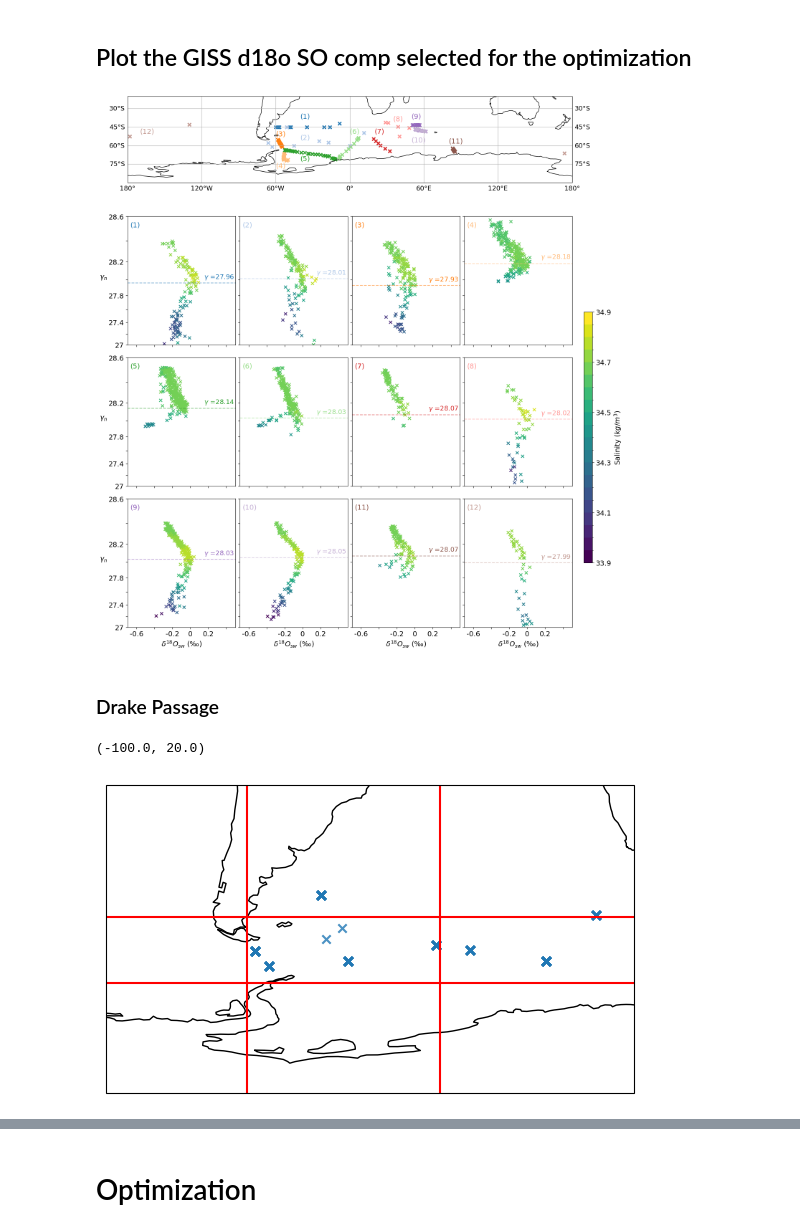
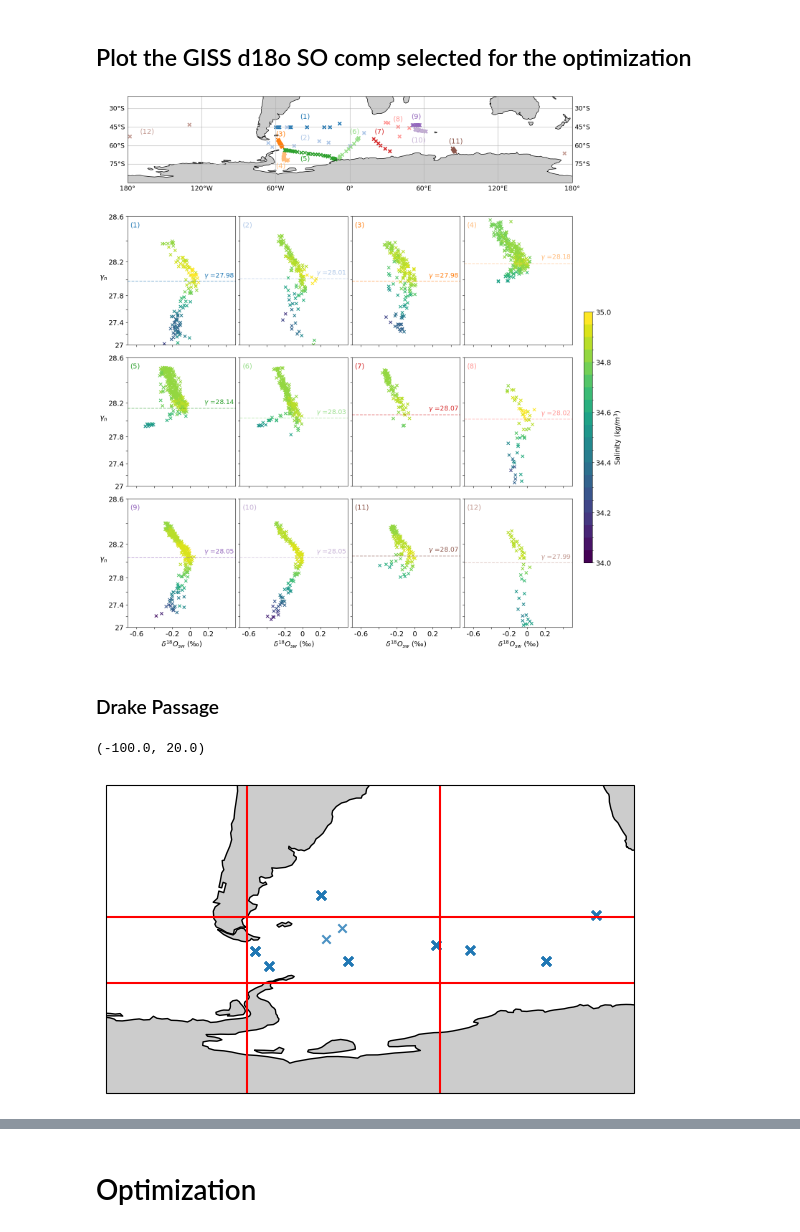
Before and after one commit to brumillet/d18o-southern-ocean, a Jupyter notebook: notebooks/optimization_fractions.ipynb, the cells around one changed output, grey strips where cells are left out. Saved outputs shown, nothing was run; the diff lists cells and outputs as text; code cells hidden in the pictures.

```diff
--- a/notebooks/optimization_fractions.ipynb
+++ b/notebooks/optimization_fractions.ipynb
@@ -112,18 +116,19 @@ fig = plt.figure(figsize = (16, 20)); gs = fig.add_gridspec(4, 4, wspace = 0.04,
 
 ax = fig.add_subplot(gs[0, :], projection=ccrs.PlateCarree())
 ax.coastlines(resolution='110m'); gl = ax.gridlines(draw_labels = {'bottom': 'x', 'right': 'y', 'left': 'y'}, ylocs = [-90 + 15 * i for i in range(5)])
+ax.add_feature(cfeature.LAND, facecolor="0.8", edgecolor="none", zorder=0)
 gl.xlabel_style = {'size': font - 1}; gl.ylabel_style = {'size': font - 1}; ax.set_ylim(-90, -20); ax.set_xlim(-180, 180); couleurs = plt.cm.tab20(range(12))
 for i in range(12):
     ax.scatter(dfs2[i]['Longitude'], dfs2[i]['Latitude'], color = couleurs[i], marker = 'x')
     ax.text(uf.coords_dataset[i][0], uf.coords_dataset[i][1], '(' + str(i+1) + ')', fontsize = font, color = couleurs[i])
 
 
-norm_S = uf.get_BoundNorm(33.9, 34.9, nbins = 20)
+norm_S = uf.get_BoundNorm(34, 35, nbins = 20)
 for i in range(12):
     i_row, i_col = i//4 + 1, i%4; xlabels, ylabels = uf.get_xylabels(3, 4, i)
 
     ax = fig.add_subplot(gs[i_row, i_col])
-    sc = ax.scatter(dfs2[i]['d18O'], dfs2[i]['gamma_n'], marker = 'x', c = dfs2[i]['Salinity'], norm = norm_S)
+    sc = ax.scatter(dfs2[i]['d18O'], dfs2[i]['gamma_n'], marker = 'x', c = dfs2[i]['absolute_salinity'], norm = norm_S)
 
     ax.axhline(y = uf.l_neut_dens[i], ls = '--', color = couleurs[i], alpha = 0.5); ax.text(0.15, uf.l_neut_dens[i] + 0.05, '$\gamma$ =' + str(uf.l_neut_dens[i]), fontsize = font - 1, color = couleurs[i])
     ax.text(-0.67, 28.52, '(' + str(i + 1) + ')', fontsize = font, color = couleurs[i])
@@ -134,25 +139,26 @@ for i in range(12):
     if ylabels: ax.set_ylabel('$\gamma_n$', fontsize = font, rotation = 0, labelpad = 10); ax.set_yticklabels(['27', '', '27.4', '', '27.8', '', '28.2', '', '28.6'], fontsize = font)
     if xlabels: ax.set_xlabel('$\delta^{18}O_{sw}$ (‰)', fontsize = font); ax.set_xticklabels([-0.6, '', -0.2, 0, 0.2, ''], fontsize = font)
 
-uf.add_cbar(fig, sc, y = 0.2, height = 0.35, fontsize = font, label = 'Salinity ($kg/m^3$)', ticks = [33.9 + i * 0.2 for i in range (6)])
+uf.add_cbar(fig, sc, y = 0.2, height = 0.35, fontsize = font, label = 'Salinity ($kg/m^3$)', ticks = [34 + i * 0.2 for i in range (6)])
 
 plt.savefig(fig_path + 'd18o_profiles_SO_map_optimization.png', bbox_inches = 'tight')
 # %% [output]
-[figure, old version]
+[figure, new version]
 # %% [markdown]
 ### Drake Passage
 # %%
 lon_min, lon_max = -68, -24; lat_min, lat_max = -65, -50
 
 fig=plt.figure(figsize=(8, 4))
 ax = plt.axes(projection=ccrs.PlateCarree(central_longitude=0))
+ax.add_feature(cfeature.LAND, facecolor="0.8", edgecolor="none", zorder=0)
 ax.coastlines(resolution='110m')
 ax.axhline(y = lat_min, color = 'red'); ax.axhline(y = lat_max, color = 'red'); ax.axvline(x = lon_min, color ='red'); ax.axvline(x = lon_max, color ='red')
 sc = ax.scatter(dfs[1]['Longitude'], dfs[1]['Latitude'], marker = 'x', alpha = 0.8)
 ax.set_ylim(-90, -20); ax.set_xlim(-100, 20)
 # %% [output]
 (-100.0, 20.0)
-[figure, old version]
+[figure, new version]
 # %%
 df_DP = dfs[1].where((dfs[1]['Longitude'] >= 360 + lon_min) & (dfs[1]['Longitude'] <= 360 + lon_max) & (dfs[1]['Latitude'] >= lat_min) & (dfs[1]['Latitude'] <= lat_max)).dropna(how = 'all')
 df_Atl = dfs[1].where((dfs[1]['Longitude'] < 360 + lon_min) | (dfs[1]['Longitude'] > 360 + lon_max) | (dfs[1]['Latitude'] < lat_min) | (dfs[1]['Latitude'] > lat_max)).dropna(how = 'all')
```
Also changed, not shown: parts of 17 cells of this notebook, 20 other files.
